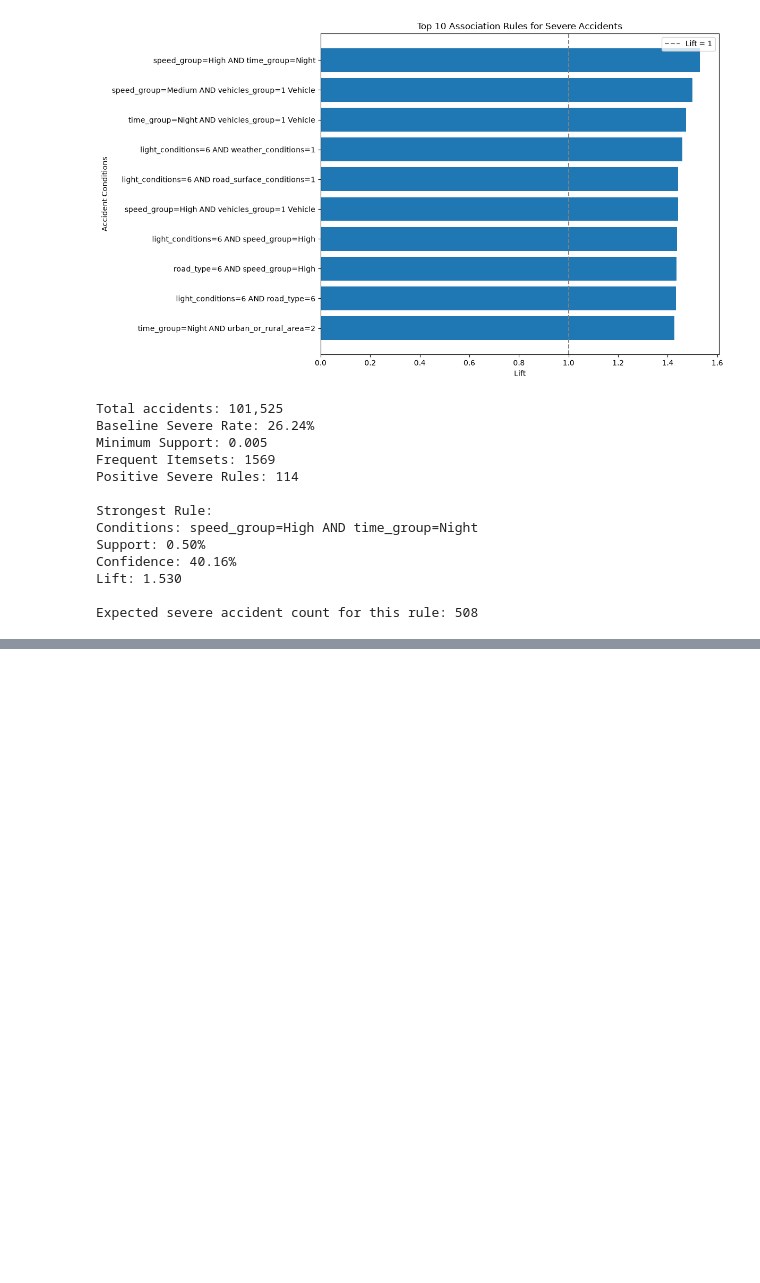
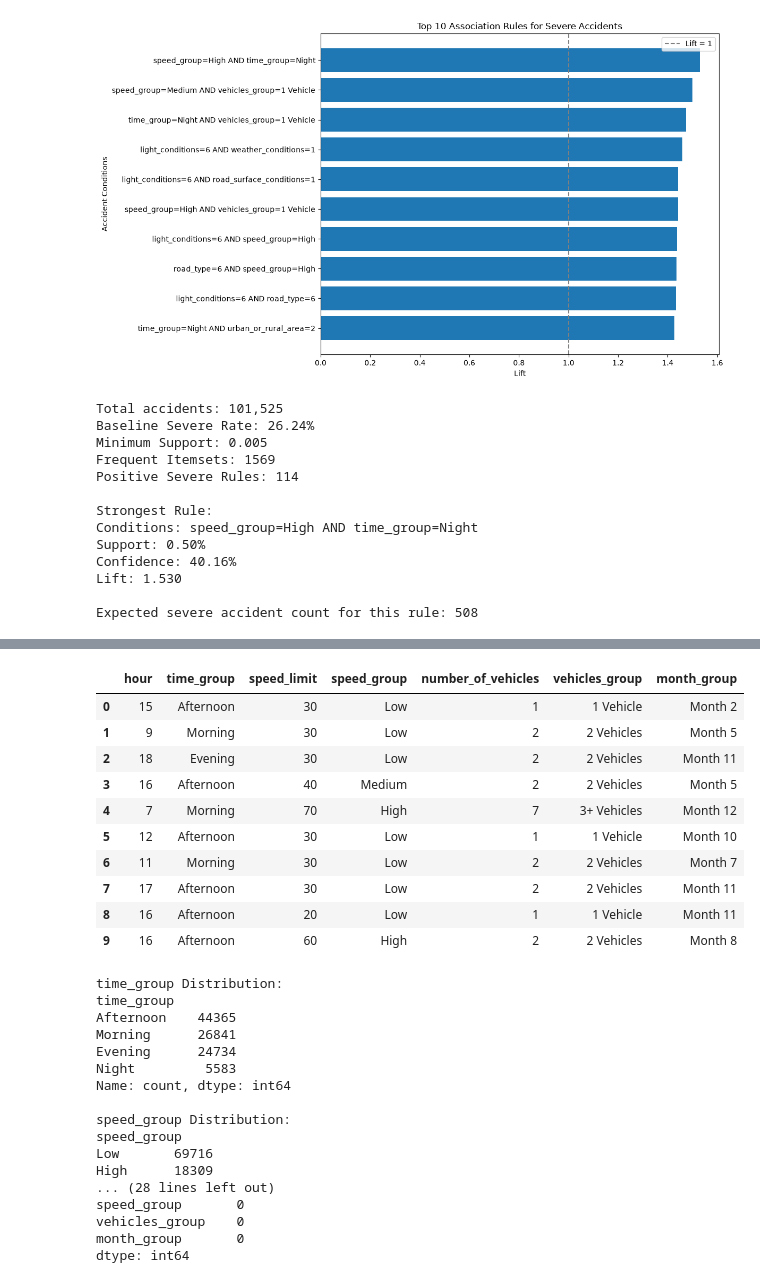
Before and after one commit to oSaio/traffic-accident-patterns, a Jupyter notebook: notebooks/04_apriori.ipynb, the cells around one changed output, grey strips where cells are left out. Drawn from its saved outputs; the diff is of its cells as text; code cells hidden in the pictures; blank space fills up the shorter version.

```diff
--- a/notebooks/04_apriori.ipynb
+++ b/notebooks/04_apriori.ipynb
@@ -576,0 +669,80 @@ Expected severe accident count for this rule: 508
+# %%
+
+# STEP 24: Binning Clean Dataset
+
+# 1. Group accident hours
+clean_apriori_df["time_group"] = pd.cut(
+    clean_apriori_df["hour"],
+    bins=[-1, 5, 11, 17, 23],
+    labels=["Night", "Morning", "Afternoon", "Evening"]
+)
+
+# 2. Group speed limits
+clean_apriori_df["speed_group"] = pd.cut(
+    clean_apriori_df["speed_limit"],
+    bins=[0, 30, 50, float("inf")],
+    labels=["Low", "Medium", "High"]
+)
+
+# 3. Group number of vehicles
+clean_apriori_df["vehicles_group"] = pd.cut(
+    clean_apriori_df["number_of_vehicles"],
+    bins=[0, 1, 2, float("inf")],
+    labels=["1 Vehicle", "2 Vehicles", "3+ Vehicles"]
+)
+
+# 4. Convert month into readable categories
+clean_apriori_df["month_group"] = (
+    "Month " + clean_apriori_df["month"].astype(str)
+)
+
+# Display the results
+display(clean_apriori_df[
+    ["hour", "time_group",
+     "speed_limit", "speed_group",
+     "number_of_vehicles", "vehicles_group",
+     "month_group"]
+].head(10))
+
+# Display category distributions
+for col in ["time_group", "speed_group",
+            "vehicles_group", "month_group"]:
+
+    print(f"\n{col} Distribution:")
+    print(clean_apriori_df[col].value_counts())
+
+# Check missing values
+print("\nMissing Values After Binning:")
+print(clean_apriori_df[
+    ["time_group", "speed_group",
+     "vehicles_group", "month_group"]
+].isna().sum())
+# %% [output]
+|  | hour | time_group | speed_limit | speed_group | number_of_vehicles | vehicles_group | month_group |
+| 0 | 15 | Afternoon | 30 | Low | 1 | 1 Vehicle | Month 2 |
+| 1 | 9 | Morning | 30 | Low | 2 | 2 Vehicles | Month 5 |
+| 2 | 18 | Evening | 30 | Low | 2 | 2 Vehicles | Month 11 |
+| 3 | 16 | Afternoon | 40 | Medium | 2 | 2 Vehicles | Month 5 |
+| 4 | 7 | Morning | 70 | High | 7 | 3+ Vehicles | Month 12 |
+| 5 | 12 | Afternoon | 30 | Low | 1 | 1 Vehicle | Month 10 |
+| 6 | 11 | Morning | 30 | Low | 2 | 2 Vehicles | Month 7 |
+| 7 | 17 | Afternoon | 30 | Low | 2 | 2 Vehicles | Month 11 |
+| 8 | 16 | Afternoon | 20 | Low | 1 | 1 Vehicle | Month 11 |
+| 9 | 16 | Afternoon | 60 | High | 2 | 2 Vehicles | Month 8 |
+time_group Distribution:
+time_group
+Afternoon    44365
+Morning      26841
+Evening      24734
+Night         5583
+Name: count, dtype: int64
+
+speed_group Distribution:
+speed_group
+Low       69716
+High      18309
+... (28 lines left out)
+speed_group       0
+vehicles_group    0
+month_group       0
+dtype: int64
```
Also changed, not shown: parts of 8 cells of this notebook.
